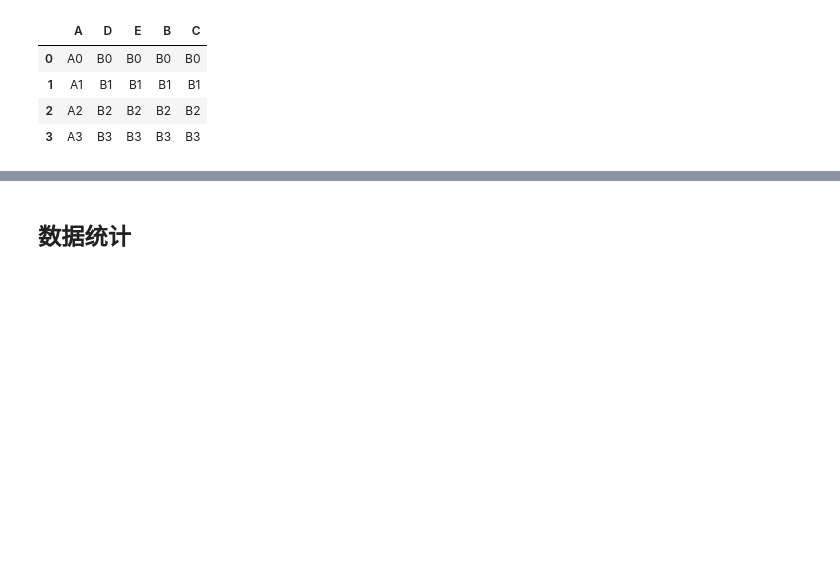
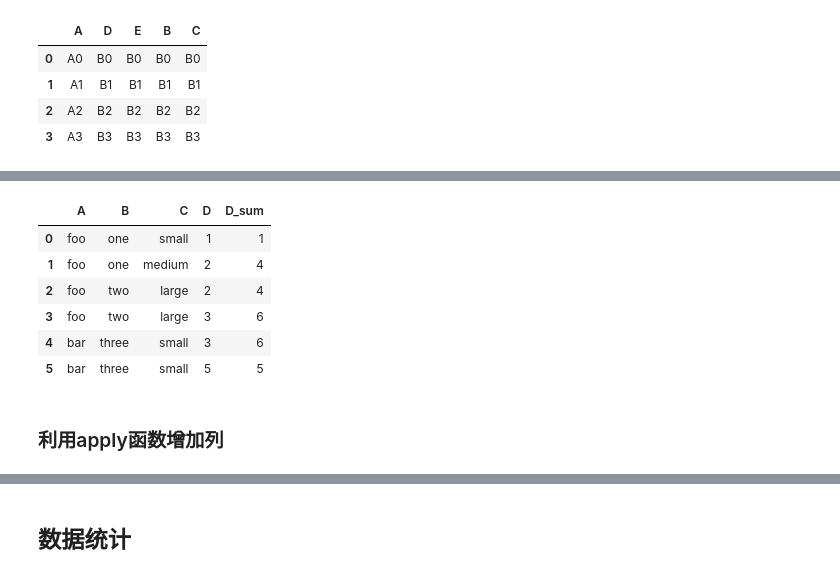
Before and after one commit to supersheepbear/notebooks, a Jupyter notebook: python/pandas基础命令速查表.ipynb, the cells around one changed output, grey strips where cells are left out. Cells and saved outputs as stored; diff of their text form; code cells hidden in the pictures; blank space fills up the shorter version.

```diff
--- a/python/pandas基础命令速查表.ipynb
+++ b/python/pandas基础命令速查表.ipynb
@@ -969,0 +1057,6 @@ insert_column(1, df1, df2)
+# %%
+df = pd.DataFrame({'A':np.array(['foo','foo','foo','foo','bar','bar']),
+      'B':np.array(['one','one','two','two','three','three']),
+     'C':np.array(['small','medium','large','large','small','small']),
+     'D':np.array([1,2,2,3,3,5])})
+df
@@ -969,0 +1071,16 @@ insert_column(1, df1, df2)
+# %%
+def func(df):
+    df['D_sum'] = df['D'].sum()
+    return df
+# %%
+df.groupby('D').apply(func)
+# %% [output]
+|  | A | B | C | D | D_sum |
+| 0 | foo | one | small | 1 | 1 |
+| 1 | foo | one | medium | 2 | 4 |
+| 2 | foo | two | large | 2 | 4 |
+| 3 | foo | two | large | 3 | 6 |
+| 4 | bar | three | small | 3 | 6 |
+| 5 | bar | three | small | 5 | 5 |
+# %% [markdown]
+### 利用apply函数增加列
```
Also changed, not shown: parts of 79 cells of this notebook, 12 other files.
